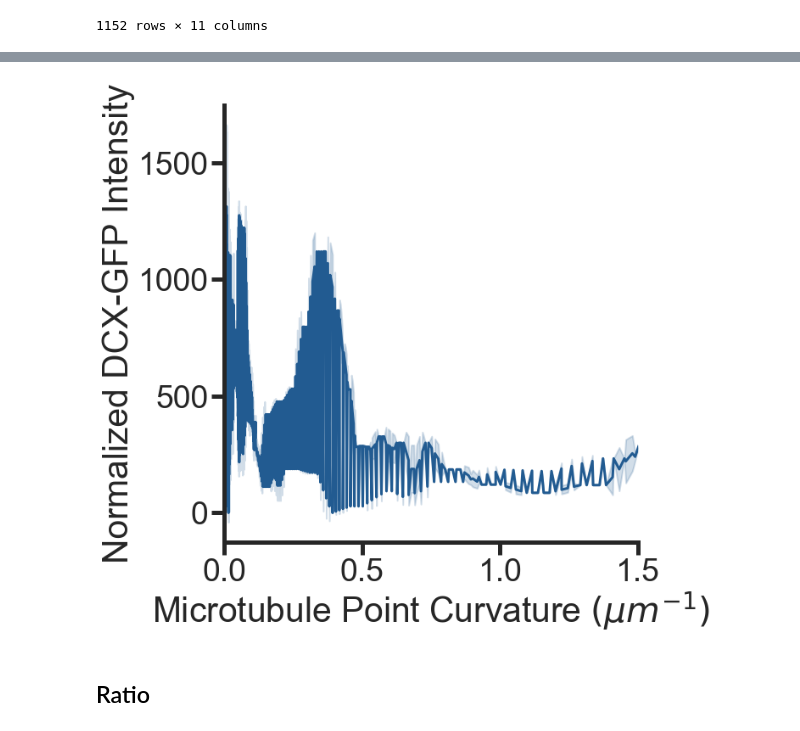
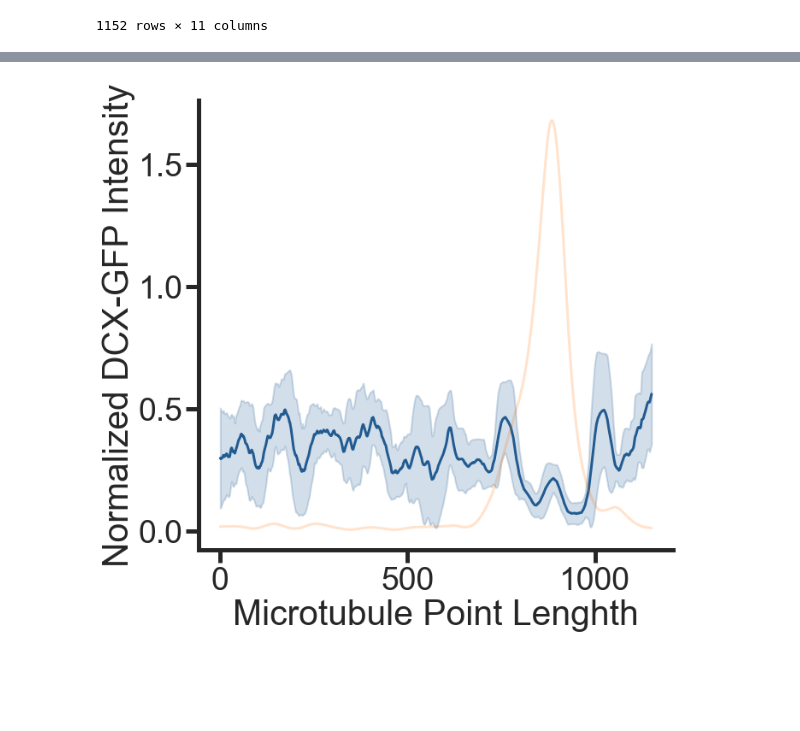
Before and after one commit to sofiacruzt/sofia-brouhardlab, a Jupyter notebook: curvature_taxol/curvature.ipynb, the cells around one changed output, grey strips where cells are left out. Saved outputs shown, nothing was run; the diff lists cells and outputs as text; code cells hidden in the pictures; blank space fills up the shorter version.

Commit message:
curvature bin data

```diff
--- a/curvature_taxol/curvature.ipynb
+++ b/curvature_taxol/curvature.ipynb
@@ -297,17 +297,26 @@ singlecurve
 | 22783 | 2022-10-17 | 3 | 3-Stack_Composite-final | CURVE 1 | 0.007022 | 28.0 | 812.0 | ... |
 1152 rows × 11 columns
 # %%
-def rolling_avg(singlecurve,roll,channels):
+def normal_rolling_avg(singlecurve,roll,channels):
     for channel in channels:
-        singlecurve[channel+' Rolling'] =  singlecurve[channel].rolling(roll, min_periods=1, center=True).mean()
-        singlecurve[channel+' Rolling std'] =  singlecurve[channel].rolling(roll, min_periods=1, center=True).std()
+        if channel == 'Point Curvature (um-1)':
+            singlecurve[channel+' Rolling'] =  singlecurve[channel].rolling(roll, min_periods=1, center=True).mean()
+            singlecurve[channel+' Rolling std'] =  singlecurve[channel].rolling(roll, min_periods=1, center=True).std()
+        else:
+            max_channel = singlecurve[channel].max()
+            min_channel = singlecurve[channel].min()
+
+            singlecurve[channel+' Normalized'] =  (singlecurve[channel] - min_channel) / (max_channel -  min_channel)
+
+            singlecurve[channel+' Rolling'] =  singlecurve[channel+' Normalized'].rolling(roll, min_periods=1, center=True).mean()
+            singlecurve[channel+' Rolling std'] =  singlecurve[channel+' Normalized'].rolling(roll, min_periods=1, center=True).std()
 
     return singlecurve
 # %%
-roll = 5
+roll = 50
 channels = ['Point Curvature (um-1)','Red Intensity','Green Intensity','Blue Intensity']
 
-data = rolling_avg(singlecurve,roll,channels)
+data = normal_rolling_avg(singlecurve,roll,channels)
 data
 # %% [output]
 A value is trying to be set on a copy of a slice from a DataFrame.
@@ -336,31 +352,32 @@ See the caveats in the documentation: http://pandas.pydata.org/pandas-docs/stabl
 # %%
-data = data.sort_values(by=['Point Curvature (um-1)'])
+#data = data.sort_values(by=['Point Curvature (um-1)'])
 
 fig, ax = plt.subplots(1,1,figsize=(10.5,10))
 
-x = data['Point Curvature (um-1)'].values
+#x = data['Point Curvature (um-1)'].values
+x = range(0,len(data['Green Intensity'].values))
+y = data['Point Curvature (um-1) Rolling'].values
 mean = data['Green Intensity Rolling'].values
 std = data['Green Intensity Rolling std'].values
 
 plt.plot(x, mean, color=snsblue)
+plt.plot(x, y, color=orange, alpha=0.2)
 plt.fill_between(x, mean - std, mean + std, color=snsblue, alpha=0.2)
 
 ax.set_ylabel('Normalized DCX-GFP Intensity')
-ax.set_xlabel('Microtubule Point Curvature ' r'$(\mu m ^{-1})$')
-ax.set_xlim(0,1.5)
+ax.set_xlabel('Microtubule Point Lenghth')
+#ax.set_xlim(0,1.5)
 #ax.set_ylim(0,0.8)
 
 sns.set_style("ticks")
 sns.despine()
 ax.spines['left'].set_lw(5)
 ax.spines['bottom'].set_lw(5)
 ax.tick_params(axis='both', width = 5, length = 15)
 sns.set_context("poster", font_scale=1.7, rc={"lines.linewidth":3.0})
 
 plt.tight_layout()
 
 plt.savefig(path/('curvature_dcx_'+date_today+'.svg'))
 # %% [output]
-[figure, old version]
+[figure, new version]
-# %% [markdown]
-## Ratio ##
```
Also changed, not shown: parts of 20 cells of this notebook, 1 other file.
